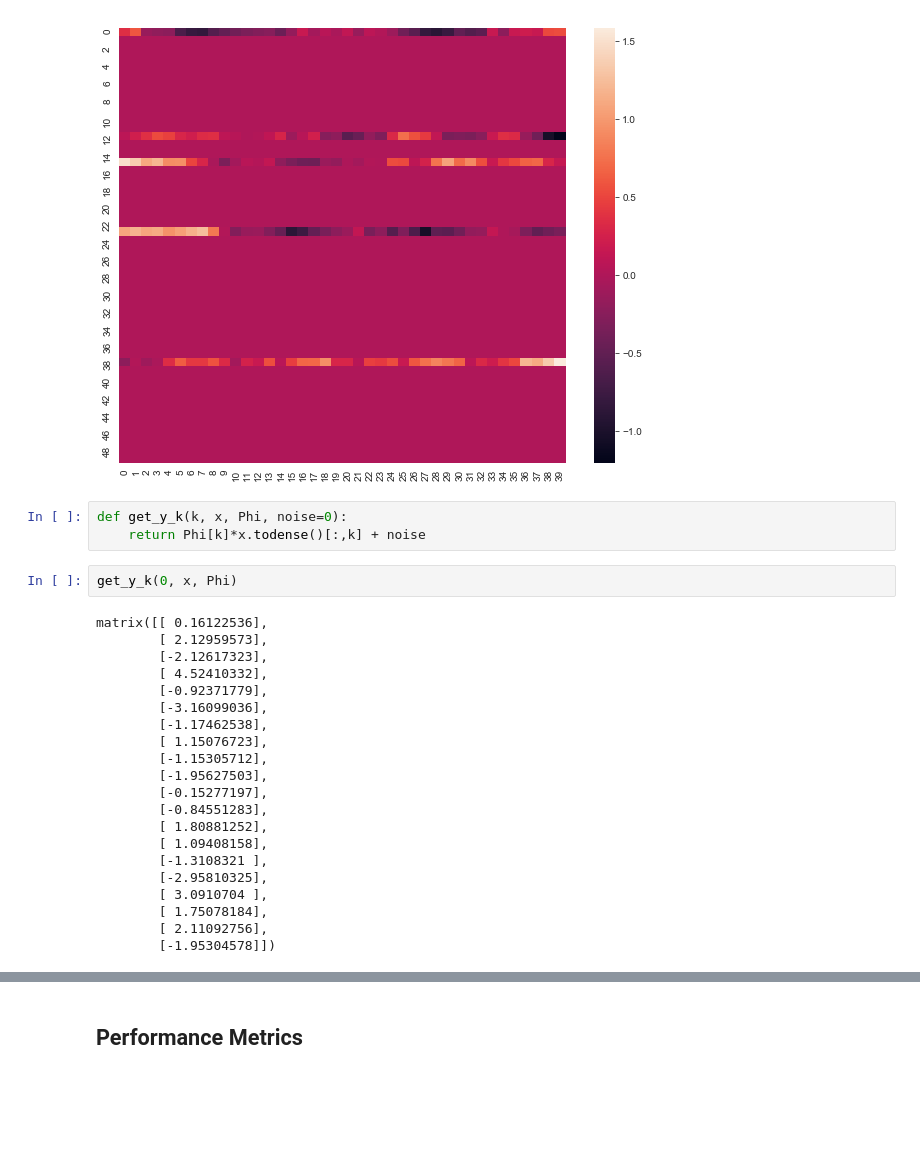
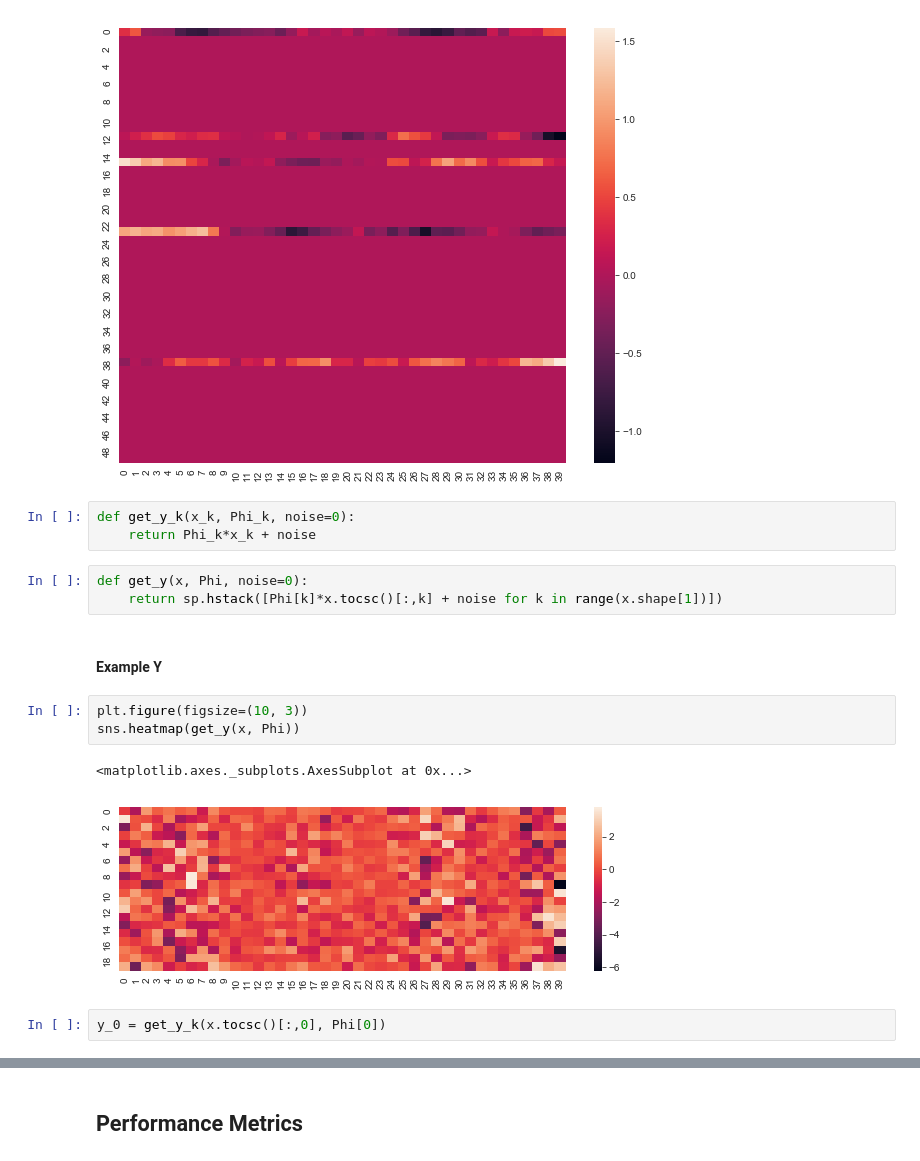
Before and after one commit to nataliedurgin/icerm_2018, a Jupyter notebook: online_recovery/notebooks/fixed_lag_kslb.ipynb, the cells around one changed output, grey strips where cells are left out. Drawn from its saved outputs; the diff is of its cells as text; blank space fills up the shorter version.

```diff
--- a/online_recovery/notebooks/fixed_lag_kslb.ipynb
+++ b/online_recovery/notebooks/fixed_lag_kslb.ipynb
@@ -41,29 +43,19 @@ sns.heatmap(x.todense())
 # %% [output]
 <matplotlib.axes._subplots.AxesSubplot at 0x...>
 [figure]
+# %%
+def get_y_k(x_k, Phi_k, noise=0):
+    return Phi_k*x_k + noise
 # %%
-def get_y_k(k, x, Phi, noise=0):
-    return Phi[k]*x.todense()[:,k] + noise
+def get_y(x, Phi, noise=0):
+    return sp.hstack([Phi[k]*x.tocsc()[:,k] + noise for k in range(x.shape[1])])
-# %%
-get_y_k(0, x, Phi)
-# %% [output]
-matrix([[ 0.16122536],
-        [ 2.12959573],
-        [-2.12617323],
-        [ 4.52410332],
-        [-0.92371779],
-        [-3.16099036],
-        [-1.17462538],
-        [ 1.15076723],
-        [-1.15305712],
-        [-1.95627503],
-        [-0.15277197],
-        [-0.84551283],
-        [ 1.80881252],
-        [ 1.09408158],
-        [-1.3108321 ],
-        [-2.95810325],
-        [ 3.0910704 ],
-        [ 1.75078184],
-        [ 2.11092756],
-        [-1.95304578]])
+# %% [markdown]
+#### Example Y
+# %%
+plt.figure(figsize=(10, 3))
+sns.heatmap(get_y(x, Phi))
+# %% [output]
+<matplotlib.axes._subplots.AxesSubplot at 0x...>
+[figure, added]
+# %%
+y_0 = get_y_k(x.tocsc()[:,0], Phi[0])
```
Also changed, not shown: parts of 14 cells of this notebook, 1 other file.
